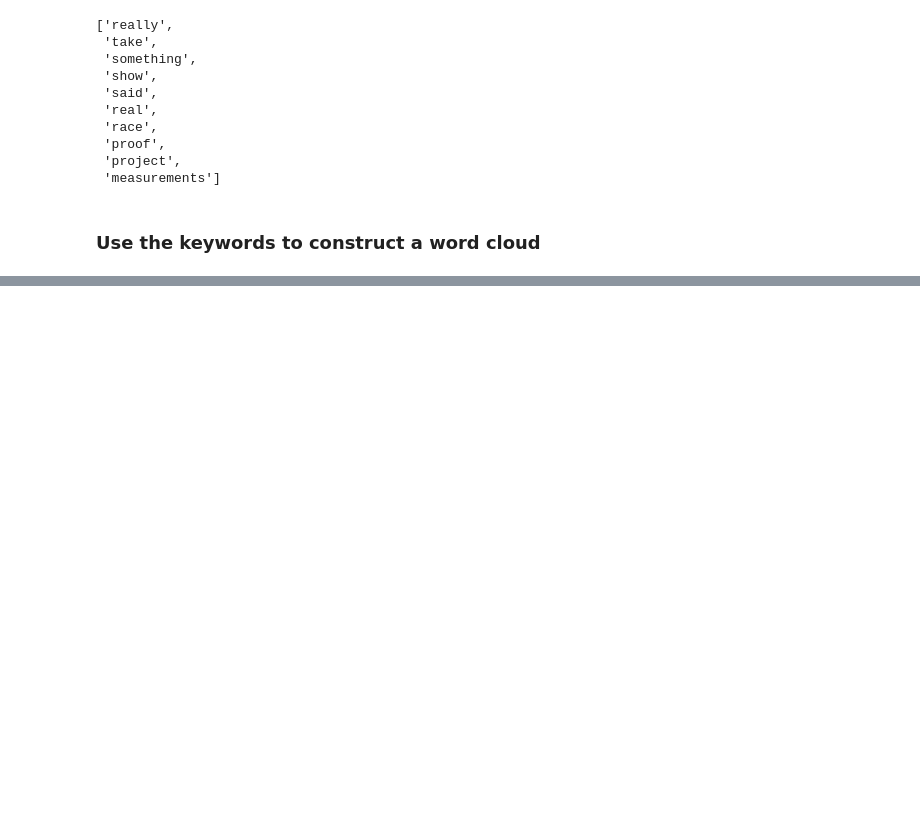
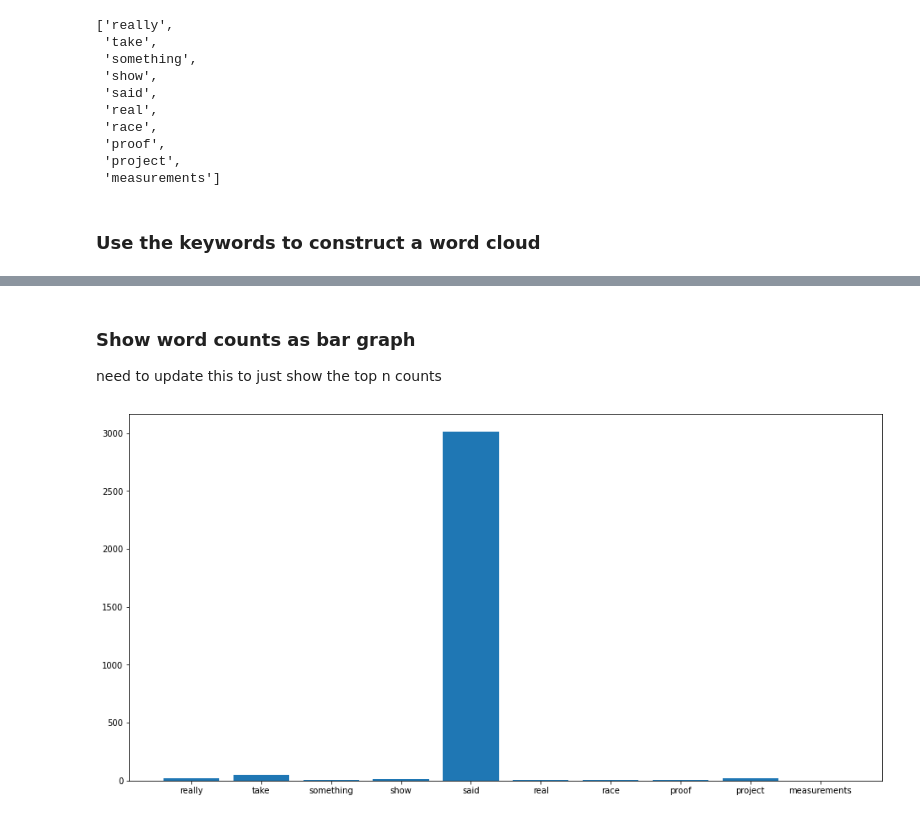
Before and after one commit to MarkyMan4/news-nlp-analysis, a Jupyter notebook: notebooks/word_cloud.ipynb, the cells around one changed output, grey strips where cells are left out. Cells and saved outputs as stored; diff of their text form; code cells hidden in the pictures; blank space fills up the shorter version.

```diff
--- a/notebooks/word_cloud.ipynb
+++ b/notebooks/word_cloud.ipynb
@@ -48,0 +62,12 @@ keywords[:10]
+# %%
+word_counts = {}
+
+for word in keywords:
+    if word in word_counts:
+        word_counts[word] += 1
+    else:
+        word_counts.update({word: 1})
+# %%
+# show counts for the first 10 words
+for key in list(word_counts.keys())[:10]:
+    print(f'{key}: {word_counts[key]}')
@@ -48,0 +85,13 @@ keywords[:10]
+# %% [markdown]
+### Show word counts as bar graph
+need to update this to just show the top n counts
+# %%
+plt.figure(figsize=(16,8))
+plt.bar(
+    [i for i in range(10)],
+    [word_counts[key] for key in list(word_counts.keys())[:10]],
+    tick_label=[key for key in list(word_counts.keys())[:10]]
+)
+plt.show()
+# %% [output]
+[figure, added]
```
Also changed, not shown: parts of 4 cells of this notebook.
